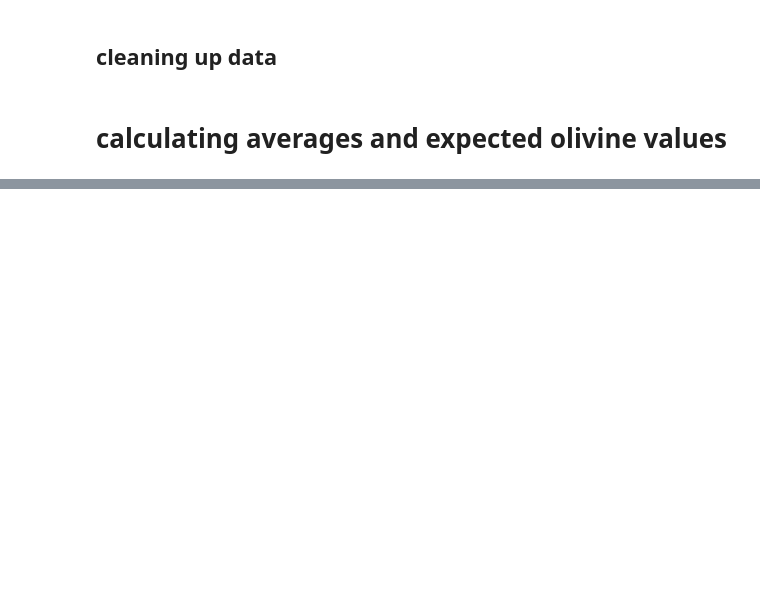
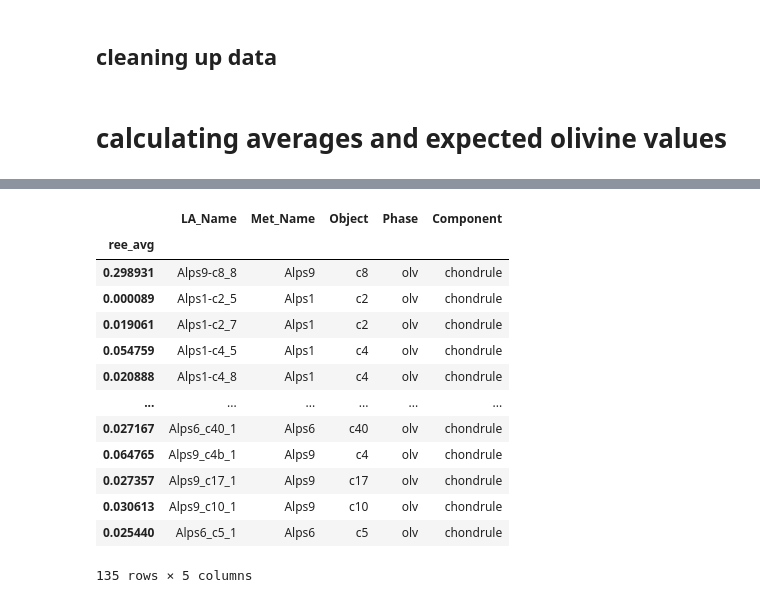
Before and after one commit to JGCAITLIN/HFSE, a Jupyter notebook: partition_coeff.ipynb, the cells around one changed output, grey strips where cells are left out. Cells and saved outputs as stored; diff of their text form; code cells hidden in the pictures; blank space fills up the shorter version.

```diff
--- a/partition_coeff.ipynb
+++ b/partition_coeff.ipynb
@@ -161,0 +251,4 @@ chondrules = gls_avg.index
+# %%
+col_ele = columns2022 = ['La139_ppm_mean', 'Ce140_ppm_mean', 'Eu153_ppm_mean', 'Gd157_ppm_mean',
+               'Dy163_ppm_mean','Ho165_ppm_mean', 'Tm169_ppm_mean', 'Yb172_ppm_mean',
+               'Lu175_ppm_mean']
@@ -161,0 +270,17 @@ chondrules = gls_avg.index
+# %%
+test
+# %% [output]
+|  | LA_Name | Met_Name | Object | Phase | Component |
+| ree_avg |  |  |  |  |  |
+| 0.298931 | Alps9-c8_8 | Alps9 | c8 | olv | chondrule |
+| 0.000089 | Alps1-c2_5 | Alps1 | c2 | olv | chondrule |
+| 0.019061 | Alps1-c2_7 | Alps1 | c2 | olv | chondrule |
+| 0.054759 | Alps1-c4_5 | Alps1 | c4 | olv | chondrule |
+| 0.020888 | Alps1-c4_8 | Alps1 | c4 | olv | chondrule |
+| ... | ... | ... | ... | ... | ... |
+| 0.027167 | Alps6_c40_1 | Alps6 | c40 | olv | chondrule |
+| 0.064765 | Alps9_c4b_1 | Alps9 | c4 | olv | chondrule |
+| 0.027357 | Alps9_c17_1 | Alps9 | c17 | olv | chondrule |
+| 0.030613 | Alps9_c10_1 | Alps9 | c10 | olv | chondrule |
+| 0.025440 | Alps6_c5_1 | Alps6 | c5 | olv | chondrule |
+135 rows × 5 columns
```
Also changed, not shown: parts of 30 cells of this notebook.
